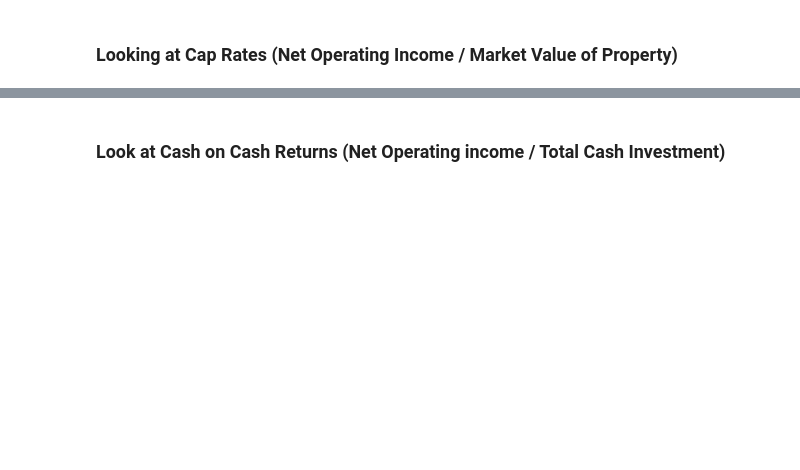
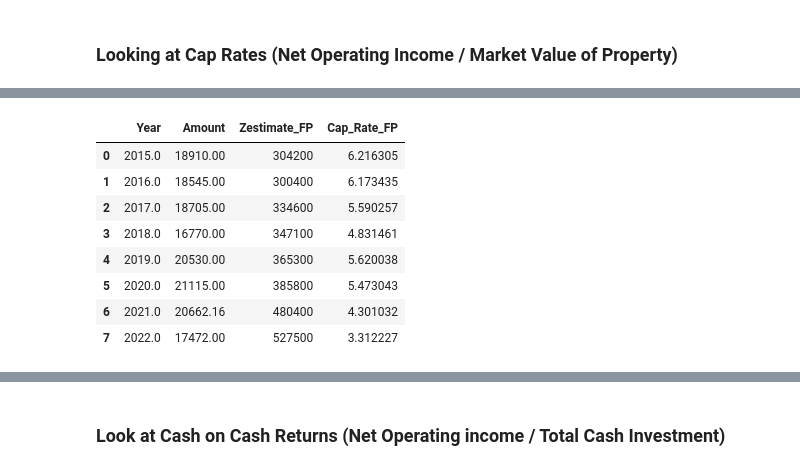
Before and after one commit to TysonTran/LV_Real_Estate, a Jupyter notebook: LV Real Estate Analysis.ipynb, the cells around one changed output, grey strips where cells are left out. Saved outputs shown, nothing was run; the diff lists cells and outputs as text; code cells hidden in the pictures; blank space fills up the shorter version.

```diff
--- a/LV Real Estate Analysis.ipynb
+++ b/LV Real Estate Analysis.ipynb
@@ -298,0 +339,16 @@ prop
+# %%
+#Cap Rate with no expenses Fort Pike
+goi_fp_ = goi_fp.reset_index()
+cap_fp_ = goi_fp_.merge(assumed_value_fp, on="Year", how="inner")
+cap_fp_["Cap_Rate_FP"] = (cap_fp_["Amount"]/cap_fp_["Zestimate_FP"])*100
+cap_fp_
+# %% [output]
+|  | Year | Amount | Zestimate_FP | Cap_Rate_FP |
+| 0 | 2015.0 | 18910.00 | 304200 | 6.216305 |
+| 1 | 2016.0 | 18545.00 | 300400 | 6.173435 |
+| 2 | 2017.0 | 18705.00 | 334600 | 5.590257 |
+| 3 | 2018.0 | 16770.00 | 347100 | 4.831461 |
+| 4 | 2019.0 | 20530.00 | 365300 | 5.620038 |
+| 5 | 2020.0 | 21115.00 | 385800 | 5.473043 |
+| 6 | 2021.0 | 20662.16 | 480400 | 4.301032 |
+| 7 | 2022.0 | 17472.00 | 527500 | 3.312227 |
```
Also changed, not shown: parts of 8 cells of this notebook.
